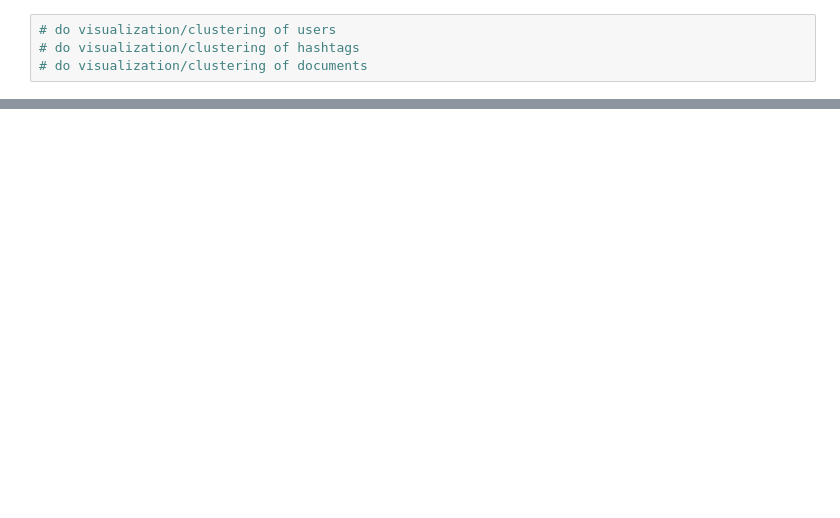
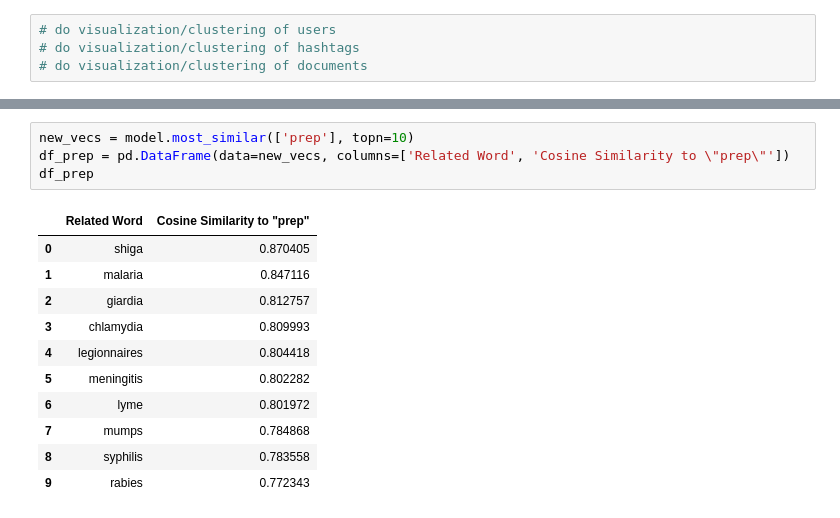
Before and after one commit to quinngroup/sm_w2v, a Jupyter notebook: notebooks/doc2vec-IMDB.ipynb, the cells around one changed output, grey strips where cells are left out. Drawn from its saved outputs; the diff is of its cells as text; blank space fills up the shorter version.

```diff
--- a/notebooks/doc2vec-IMDB.ipynb
+++ b/notebooks/doc2vec-IMDB.ipynb
@@ -71,0 +112,16 @@ for epoch in range(passes):
+# %%
+new_vecs = model.most_similar(['prep'], topn=10)
+df_prep = pd.DataFrame(data=new_vecs, columns=['Related Word', 'Cosine Similarity to \"prep\"'])
+df_prep
+# %% [output]
+|  | Related Word | Cosine Similarity to "prep" |
+| 0 | shiga | 0.870405 |
+| 1 | malaria | 0.847116 |
+| 2 | giardia | 0.812757 |
+| 3 | chlamydia | 0.809993 |
+| 4 | legionnaires | 0.804418 |
+| 5 | meningitis | 0.802282 |
+| 6 | lyme | 0.801972 |
+| 7 | mumps | 0.784868 |
+| 8 | syphilis | 0.783558 |
+| 9 | rabies | 0.772343 |
```
Also changed, not shown: parts of 20 cells of this notebook, 9 other files.
